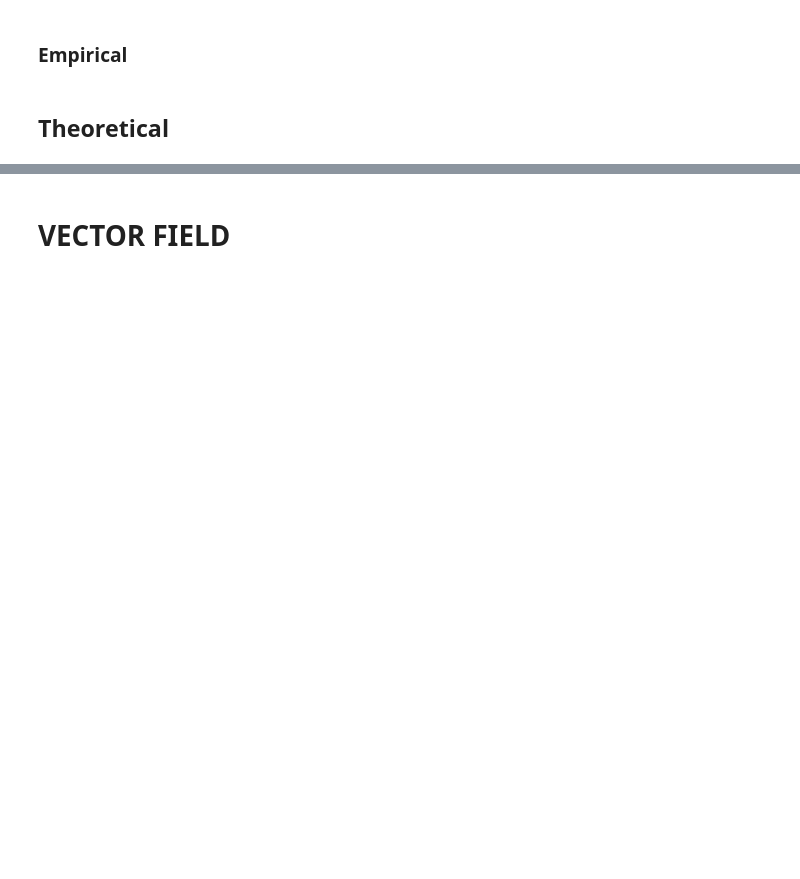
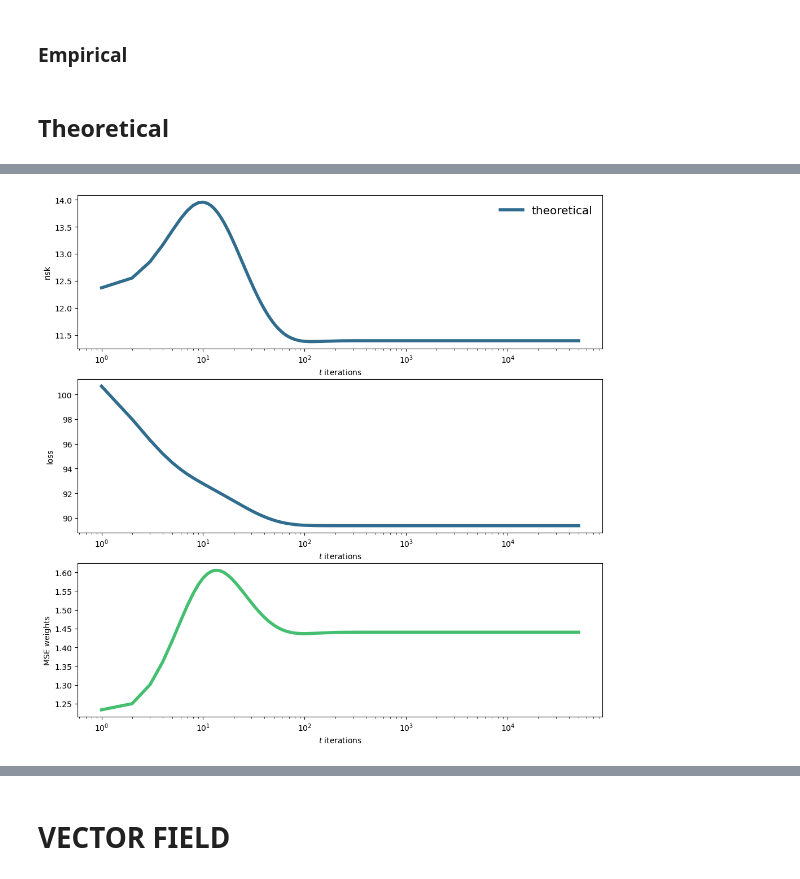
Before and after one commit to filipekstrm/early_stopping_double_descent, a Jupyter notebook: notebooks/high_dim_dynamics.ipynb, the cells around one changed output, grey strips where cells are left out. Drawn from its saved outputs; the diff is of its cells as text; code cells hidden in the pictures; blank space fills up the shorter version.

```diff
--- a/notebooks/high_dim_dynamics.ipynb
+++ b/notebooks/high_dim_dynamics.ipynb
@@ -118,7 +169,7 @@ yt = torch.tensor(yt.reshape((-1,1)), dtype=torch.float32).to(device)
 # %%
 # define loss functions
 loss_fn = torch.nn.MSELoss(reduction='sum')
-risk_fn = torch.nn.L1Loss(reduction='mean') if args.risk_loss == 'L1' else loss_fn
+risk_fn = torch.nn.L1Loss(reduction='mean') if args.risk_loss == 'L1' else torch.nn.MSELoss(reduction='sum')
 # %% [markdown]
 ### Empirical
 # %%
@@ -293,19 +425,28 @@ beta_tensor = torch.tensor(beta, dtype=torch.float32).reshape(1, -1)
 eps_tensor = ((ys_t - beta_tensor @ Xs_t) @ Uh_tensor.T)[:, :args.dim]
 # %%
 # Simulation
-w_init = args.scales[0]
+w_init = args.scales[0] * 0.1
 u = torch.normal(0, torch.tensor(w_init))
 z = torch.normal(0, torch.tensor(w_init), size=(1, args.dim))
 print(u)
 print(z)
 
+u_track, z_track = [], []
+u_track.append(u)
+z_track.append(z)
+
 losses_teo = []
 risks_teo = []
 mse_weights_teo = []
+
 for t in range(int(args.iterations)):
 
-    u = u + args.lr[0] * dudt_s(u, z, S, beta_tensor, eps_tensor) #dudt(u, z, S, St)
-    z = z + args.lr[0] * dzdt_s(u, z, S, beta_tensor, eps_tensor) #dzdt(u, z, S, St)
+    u = 5 #u + args.lr[1] * dudt_s(u_track[-1], z_track[-1], S, beta_tensor, eps_tensor) #dudt(u, z, S, St)
+    z = z + args.lr[0] * dzdt_s(u_track[-1], z_track[-1], S, beta_tensor, eps_tensor) #dzdt(u, z, S, St)
+    #u = (S.max() - S.min()) * z.mean()
+
+    u_track.append(u)
+    z_track.append(z)
 
     Wtot = u * z @ V_tensor.T
 
@@ -314,7 +455,7 @@ for t in range(int(args.iterations)):
     loss = loss_fn(y_pred.T, ys_t.T)
     losses_teo.append(loss.item())
 
-    mse_weights_teo.append(((Wtot.squeeze()-beta)**2))
+    mse_weights_teo.append((((Wtot.squeeze()-beta_tensor.squeeze()) / beta_tensor.squeeze())**2))
 
     if not t % args.print_freq:
         print(t, loss.item())
@@ -337,7 +496,13 @@ cmap = matplotlib.cm.get_cmap('viridis')
 colorList = [cmap(50/1000), cmap(350/1000), cmap(700/1000)]
 labelList = ['empirical', 'theoretical']
 
-fig, ax = plt.subplots(3 + args.dim, 1, figsize=(12,12 + 4 * args.dim))
+plot_all_dims = False
+
+extra_axs = 0
+if plot_all_dims:
+    extra_axs = args.dim
+
+fig, ax = plt.subplots(3 + extra_axs, 1, figsize=(12,12 + 4 * extra_axs))
 ax[0].set_xscale('log')
 
 ax[0].plot(geo_samples, risks[geo_samples],
@@ -346,38 +511,41 @@ ax[0].plot(geo_samples, risks[geo_samples],
         lw=4)
 
 ax[0].legend(loc=1, bbox_to_anchor=(1, 1), fontsize='x-large',
     frameon=False, fancybox=True, shadow=True, ncol=1)
 ax[0].set_ylabel('risk')
 ax[0].set_xlabel(r'$t$ iterations')
 
 ax[1].set_xscale('log')
 ax[1].plot(geo_samples, losses[geo_samples],
         color=colorList[1],
         label=labelList[1],
         lw=4)
 
 ax[1].set_ylabel('loss')
 ax[1].set_xlabel(r'$t$ iterations')
 
-for i in range(args.dim):
-    ax[2+i].set_xscale('log')
-    ax[2+i].plot(geo_samples, risks_w[geo_samples, i],
-            color=colorList[2],
-            label=labelList[1],
-            lw=4)
+if plot_all_dims:
+    for i in range(args.dim):
+        ax[2+i].set_xscale('log')
+        ax[2+i].plot(geo_samples, risks_w[geo_samples, i],
+                color=colorList[2],
+                label=labelList[1],
+                lw=4)
 
-    ax[2+i].set_ylabel('MSE weights, ' + str(i))
-    ax[2+i].set_xlabel(r'$t$ iterations')
+        ax[2+i].set_ylabel('MSE weights, ' + str(i))
+        ax[2+i].set_xlabel(r'$t$ iterations')
 
 
 ax[-1].set_xscale('log')
 ax[-1].plot(geo_samples, risks_w[geo_samples, :].mean(axis=-1),
         color=colorList[2],
         label=labelList[1],
         lw=4)
 
 ax[-1].set_ylabel('MSE weights')
 ax[-1].set_xlabel(r'$t$ iterations')
 
 
 plt.show()
+# %% [output]
+[figure, added]
```
Also changed, not shown: parts of 23 cells of this notebook, 7 other files.
